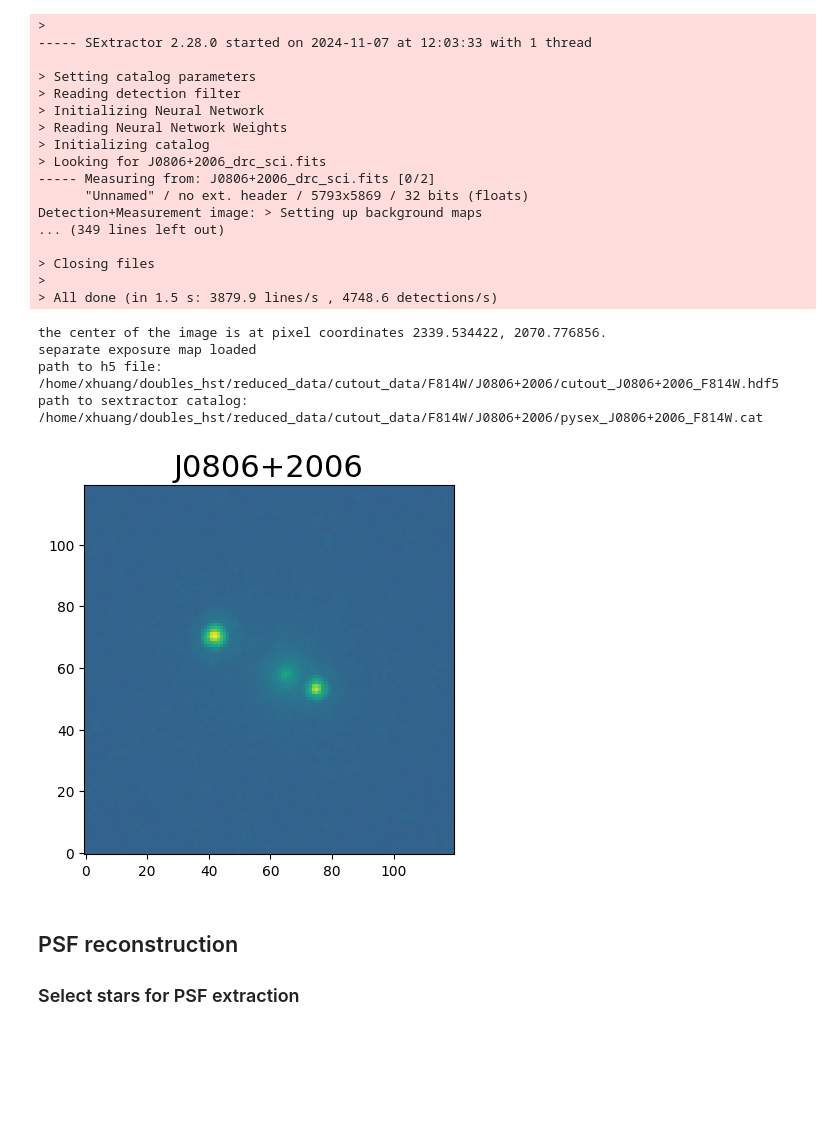
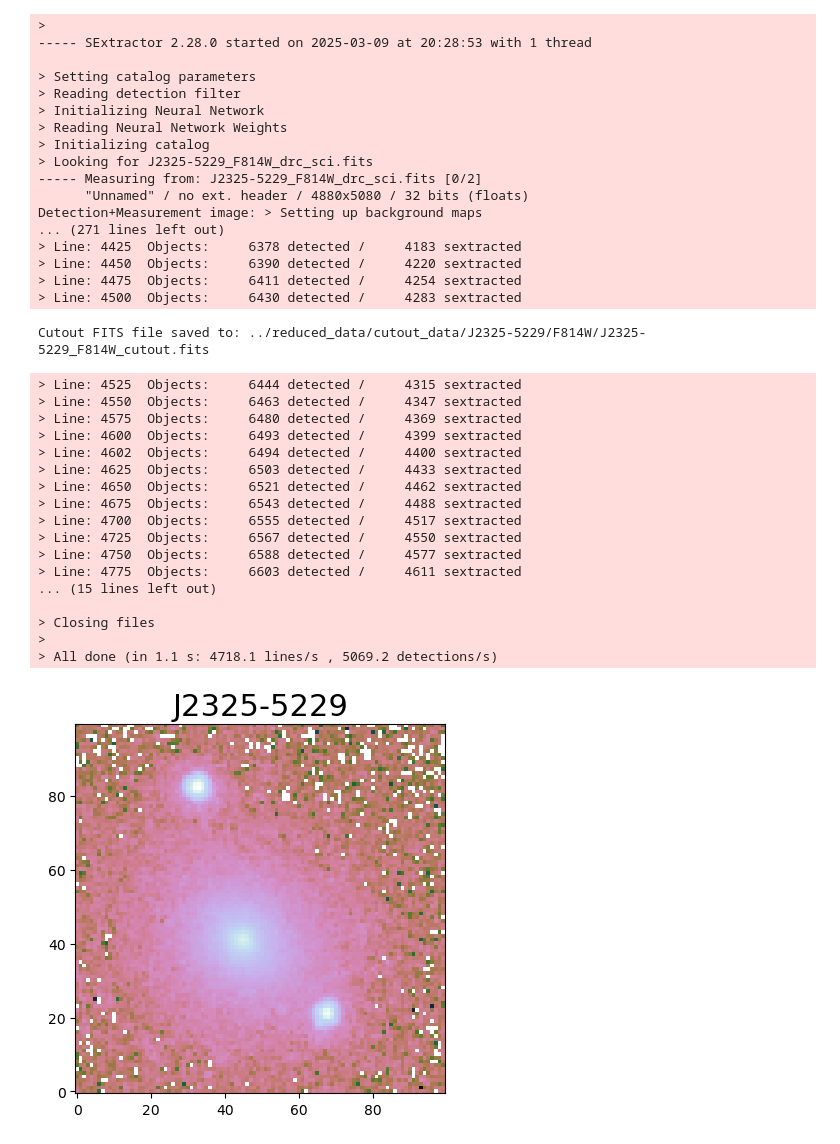
Before and after one commit to brady-ryan/hst_doubles, a Jupyter notebook: make_image_cutout.ipynb, the cells around one changed output. Drawn from its saved outputs; the diff is of its cells as text; code cells hidden in the pictures; blank space fills up the shorter version.

Commit message:
split sci_cutout and PSF production codes

```diff
--- a/make_image_cutout.ipynb
+++ b/make_image_cutout.ipynb
@@ -143,24 +123,20 @@ def Path2PreprocessFiles(name, filter):
 # %%
-object_name = 'J0806+2006'
+object_name = 'J2325-5229'
 filter = 'F814W'
+
+if filter == 'F160W':
+    type = 'drz'
+else:
+    type = 'drc'
 
 rerun_preprocess = True
 
-if filter in ['F814W', 'F475X']:
-    drizzled_img_type = 'drc'
-if filter == 'F160W':
-    drizzled_img_type = 'drz'
-
 # get ra and dec from image
-with fits.open('/home/xhuang/doubles_hst/reduced_data/{}/{}/{}_{}_sci.fits' .format(filter, object_name, object_name, drizzled_img_type)) as hdu:
+with fits.open(f'../reduced_data/{object_name}_reduced/{filter}/{object_name}_{filter}_{type}_sci.fits') as hdu:
     sci_header = hdu[0].header
     ra_targ = sci_header['ra_targ']
     dec_targ = sci_header['dec_targ']
-    print(ra_targ, dec_targ)
 
 if rerun_preprocess:
-    cutout_scale = 120
-    PreProcess(object_name, filter, ra_targ, dec_targ, cutout_scale, ra_targ - 0.4/3600, dec_targ + 0.15/3600, remove_sex_cat=True)
-
-path2h5file, path2sexcat = Path2PreprocessFiles(object_name, filter)
+    PreProcess(object_name, filter, ra_targ, dec_targ, ra_targ - 0.4/3600, dec_targ + 0.15/3600, remove_sex_cat=True)
 # %% [output]
@@ -173,25 +148,36 @@ sextractor command: /home/xhuang/sextractor/src/sex /home/xhuang/doubles_hst/red
 >
------ SExtractor 2.28.0 started on 2024-11-07 at 12:03:33 with 1 thread
+----- SExtractor 2.28.0 started on 2025-03-09 at 20:28:53 with 1 thread
 
 > Setting catalog parameters
 > Reading detection filter
 > Initializing Neural Network
 > Reading Neural Network Weights
 > Initializing catalog
-> Looking for J0806+2006_drc_sci.fits
------ Measuring from: J0806+2006_drc_sci.fits [0/2]
-      "Unnamed" / no ext. header / 5793x5869 / 32 bits (floats)
+> Looking for J2325-5229_F814W_drc_sci.fits
+----- Measuring from: J2325-5229_F814W_drc_sci.fits [0/2]
+      "Unnamed" / no ext. header / 4880x5080 / 32 bits (floats)
 Detection+Measurement image: > Setting up background maps
-... (349 lines left out)
-
-> Closing files
->
-> All done (in 1.5 s: 3879.9 lines/s , 4748.6 detections/s)
+... (271 lines left out)
+> Line: 4425  Objects:     6378 detected /     4183 sextracted
+> Line: 4450  Objects:     6390 detected /     4220 sextracted
+> Line: 4475  Objects:     6411 detected /     4254 sextracted
+> Line: 4500  Objects:     6430 detected /     4283 sextracted
-the center of the image is at pixel coordinates 2339.534422, 2070.776856.
-separate exposure map loaded
-path to h5 file: /home/xhuang/doubles_hst/reduced_data/cutout_data/F814W/J0806+2006/cutout_J0806+2006_F814W.hdf5
-path to sextractor catalog: /home/xhuang/doubles_hst/reduced_data/cutout_data/F814W/J0806+2006/pysex_J0806+2006_F814W.cat
+Cutout FITS file saved to: ../reduced_data/cutout_data/J2325-5229/F814W/J2325-5229_F814W_cutout.fits
+> Line: 4525  Objects:     6444 detected /     4315 sextracted
+> Line: 4550  Objects:     6463 detected /     4347 sextracted
+> Line: 4575  Objects:     6480 detected /     4369 sextracted
+> Line: 4600  Objects:     6493 detected /     4399 sextracted
+> Line: 4602  Objects:     6494 detected /     4400 sextracted
+> Line: 4625  Objects:     6503 detected /     4433 sextracted
+> Line: 4650  Objects:     6521 detected /     4462 sextracted
+> Line: 4675  Objects:     6543 detected /     4488 sextracted
+> Line: 4700  Objects:     6555 detected /     4517 sextracted
+> Line: 4725  Objects:     6567 detected /     4550 sextracted
+> Line: 4750  Objects:     6588 detected /     4577 sextracted
+> Line: 4775  Objects:     6603 detected /     4611 sextracted
+... (15 lines left out)
+
+> Closing files
+>
+> All done (in 1.1 s: 4718.1 lines/s , 5069.2 detections/s)
-[figure, old version]
+[figure, new version]
-# %% [markdown]
-## PSF reconstruction
-### Select stars for PSF extraction
```
Also changed, not shown: parts of 20 cells of this notebook.
